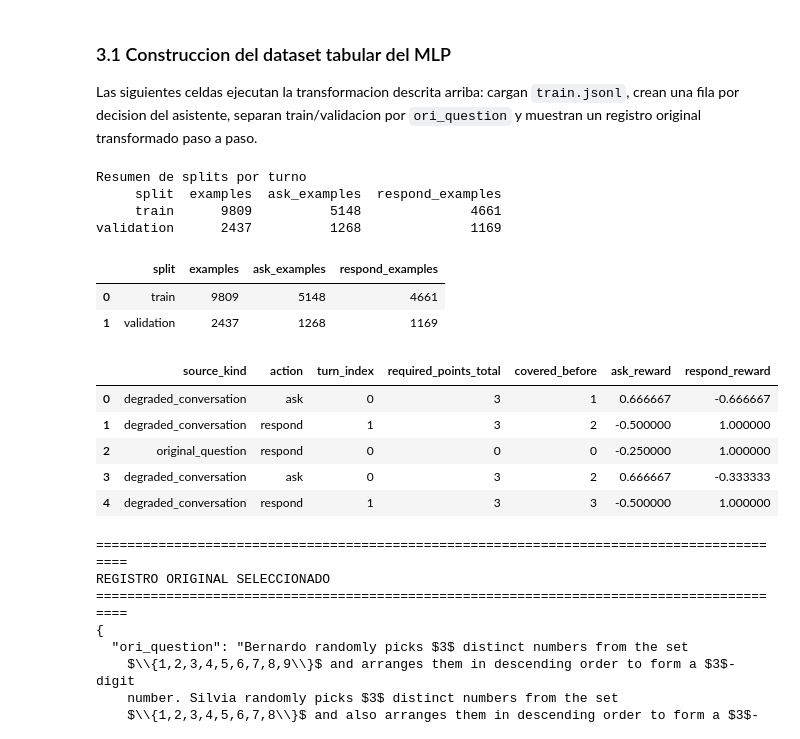
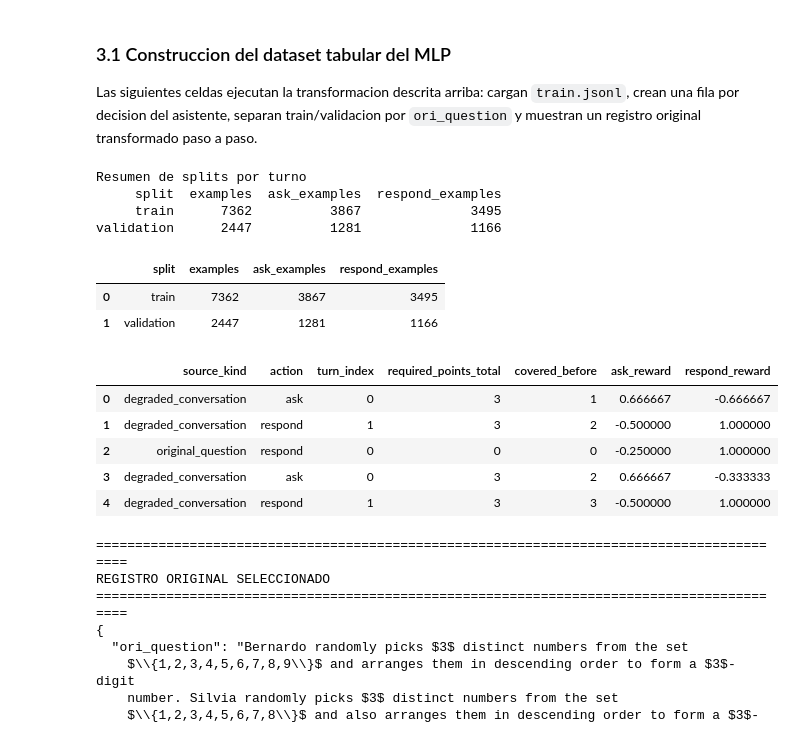
Before and after one commit to Eickyair/rl-askmind-policy, a Jupyter notebook: askmind_mlp_ablation_analysis.ipynb, the cells around one changed output. Cells and saved outputs as stored; diff of their text form; code cells hidden in the pictures.

Commit message:
Update notebooks with recent analysis and baselines

```diff
--- a/askmind_mlp_ablation_analysis.ipynb
+++ b/askmind_mlp_ablation_analysis.ipynb
@@ -79,6 +79,8 @@ def set_seed(seed: int) -> None:
 @dataclass
 class BaselineConfig:
     data_dir: Path = Path("askmind_data")
+    # --- Split fractions: same as askmind_mlp_baselines.ipynb (60/20/20) ---
+    test_fraction: float = 0.20
     validation_fraction: float = 0.20
     random_seed: int = RANDOM_SEED
     tfidf_max_features: int = 4096
@@ -737,17 +737,27 @@ def build_official_test_examples(rows: list[dict]) -> pd.DataFrame:
         })
     return pd.DataFrame.from_records(records)
 
-def grouped_train_validation_split(examples: pd.DataFrame, config: BaselineConfig) -> tuple[pd.DataFrame, pd.DataFrame]:
+def grouped_train_validation_test_split(examples: pd.DataFrame, config: BaselineConfig) -> tuple[pd.DataFrame, pd.DataFrame, pd.DataFrame]:
+    """Group-aware 3-way split (60/20/20) by ori_question — matches askmind_mlp_baselines.ipynb."""
     group_series = examples["ori_question"].fillna("")
     unique_groups = sorted(group_series.unique())
     rng = np.random.default_rng(config.random_seed)
     permutation = rng.permutation(len(unique_groups))
+    test_count = max(1, int(math.ceil(len(unique_groups) * config.test_fraction)))
     validation_count = max(1, int(math.ceil(len(unique_groups) * config.validation_fraction)))
-    validation_groups = set(unique_groups[index] for index in permutation[:validation_count])
+    test_groups = {unique_groups[i] for i in permutation[:test_count]}
+    validation_groups = {unique_groups[i] for i in permutation[test_count:test_count + validation_count]}
+    test_mask = group_series.isin(test_groups)
+    validation_mask = group_series.isin(validation_groups)
+    train_mask = ~(test_mask | validation_mask)
+    train_df = examples.loc[train_mask].reset_index(drop=True)
+    validation_df = examples.loc[validation_mask].reset_index(drop=True)
+    test_df = examples.loc[test_mask].reset_index(drop=True)
+    return train_df, validation_df, test_df
 
-    validation_mask = group_series.isin(validation_groups)
-    train_df = examples.loc[~validation_mask].reset_index(drop=True)
-    validation_df = examples.loc[validation_mask].reset_index(drop=True)
+def grouped_train_validation_split(examples: pd.DataFrame, config: BaselineConfig) -> tuple[pd.DataFrame, pd.DataFrame]:
+    """Thin wrapper: returns only train+val (test discarded) for backward compatibility."""
+    train_df, validation_df, _ = grouped_train_validation_test_split(examples, config)
     return train_df, validation_df
 
 def print_split_summary(train_df: pd.DataFrame, validation_df: pd.DataFrame) -> pd.DataFrame:
@@ -773,34 +783,36 @@ Las siguientes celdas ejecutan la transformacion descrita arriba: cargan `train.
 # %%
 train_rows = load_jsonl(config.data_dir / "train.jsonl")
 official_test_rows = load_jsonl(config.data_dir / "test.jsonl")
 
 all_examples = build_training_examples(train_rows, split_name="train")
 if all_examples.empty:
     raise RuntimeError("No se pudieron construir ejemplos de entrenamiento a partir de AskMind.")
 
-train_df, validation_df = grouped_train_validation_split(all_examples, config)
+# 3-way split: 60/20/20 — consistent with askmind_mlp_baselines.ipynb
+# The held-out test split is not used in ablation experiments.
+train_df, validation_df, _test_df_unused = grouped_train_validation_test_split(all_examples, config)
 split_summary = print_split_summary(train_df, validation_df)
 
 display(split_summary)
 display(
     train_df[[
         "source_kind",
         "action",
         "turn_index",
         "required_points_total",
         "covered_before",
         "ask_reward",
         "respond_reward",
     ]].head(5)
 )
 # %% [output]
 Resumen de splits por turno
      split  examples  ask_examples  respond_examples
-     train      9809          5148              4661
-validation      2437          1268              1169
+     train      7362          3867              3495
+validation      2447          1281              1166
 |  | split | examples | ask_examples | respond_examples |
-| 0 | train | 9809 | 5148 | 4661 |
-| 1 | validation | 2437 | 1268 | 1169 |
+| 0 | train | 7362 | 3867 | 3495 |
+| 1 | validation | 2447 | 1281 | 1166 |
 |  | source_kind | action | turn_index | required_points_total | covered_before | ask_reward | respond_reward |
 | 0 | degraded_conversation | ask | 0 | 3 | 1 | 0.666667 | -0.666667 |
 | 1 | degraded_conversation | respond | 1 | 3 | 2 | -0.500000 | 1.000000 |
```
Also changed, not shown: parts of 10 cells of this notebook, 1 other file.
